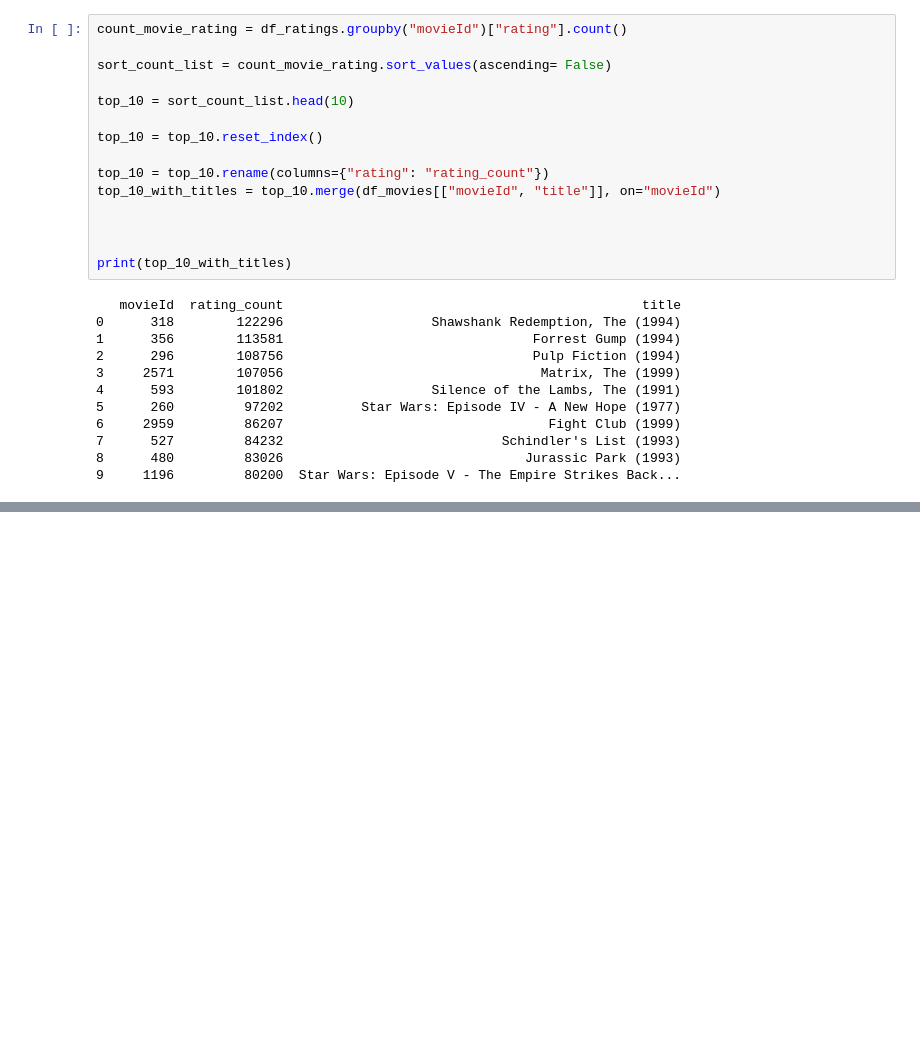
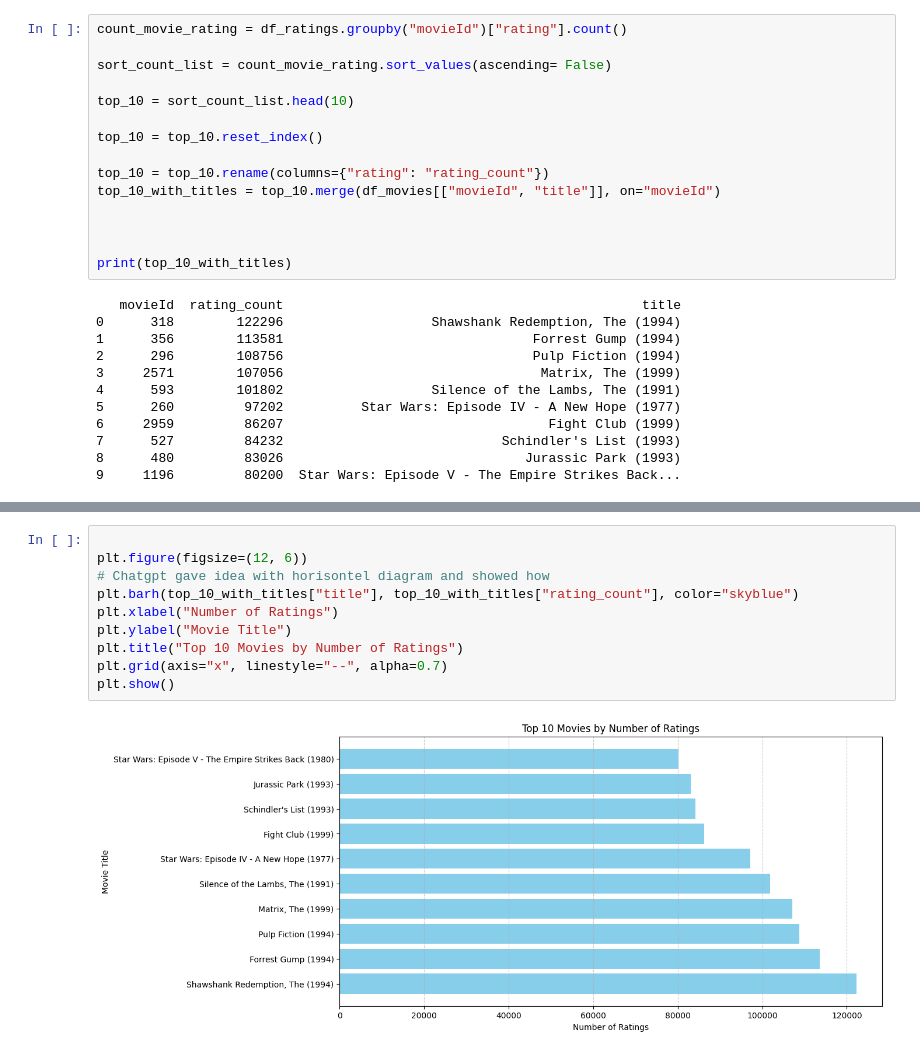
Before and after one commit to PontanB/AI-Pontus-Berglund-OPA23-, a Jupyter notebook: Labb1/1.1.ipynb, the cells around one changed output, grey strips where cells are left out. Drawn from its saved outputs; the diff is of its cells as text; blank space fills up the shorter version.

```diff
--- a/Labb1/1.1.ipynb
+++ b/Labb1/1.1.ipynb
@@ -117,0 +186,12 @@ top_10_movies_data_average_titles
+# %%
+
+plt.figure(figsize=(12, 6))
+# Chatgpt gave idea with horisontel diagram and showed how
+plt.barh(top_10_with_titles["title"], top_10_with_titles["rating_count"], color="skyblue")
+plt.xlabel("Number of Ratings")
+plt.ylabel("Movie Title")
+plt.title("Top 10 Movies by Number of Ratings")
+plt.grid(axis="x", linestyle="--", alpha=0.7)
+plt.show()
+# %% [output]
+[figure, added]
```
Also changed, not shown: parts of 6 cells of this notebook.
